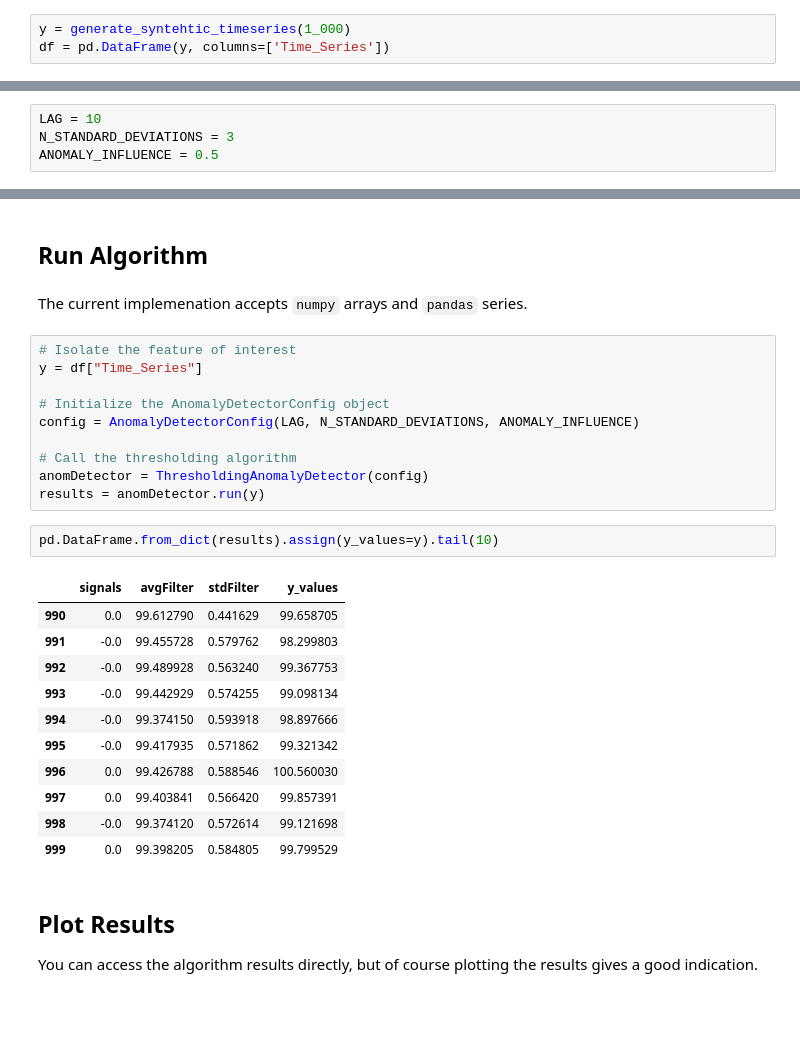
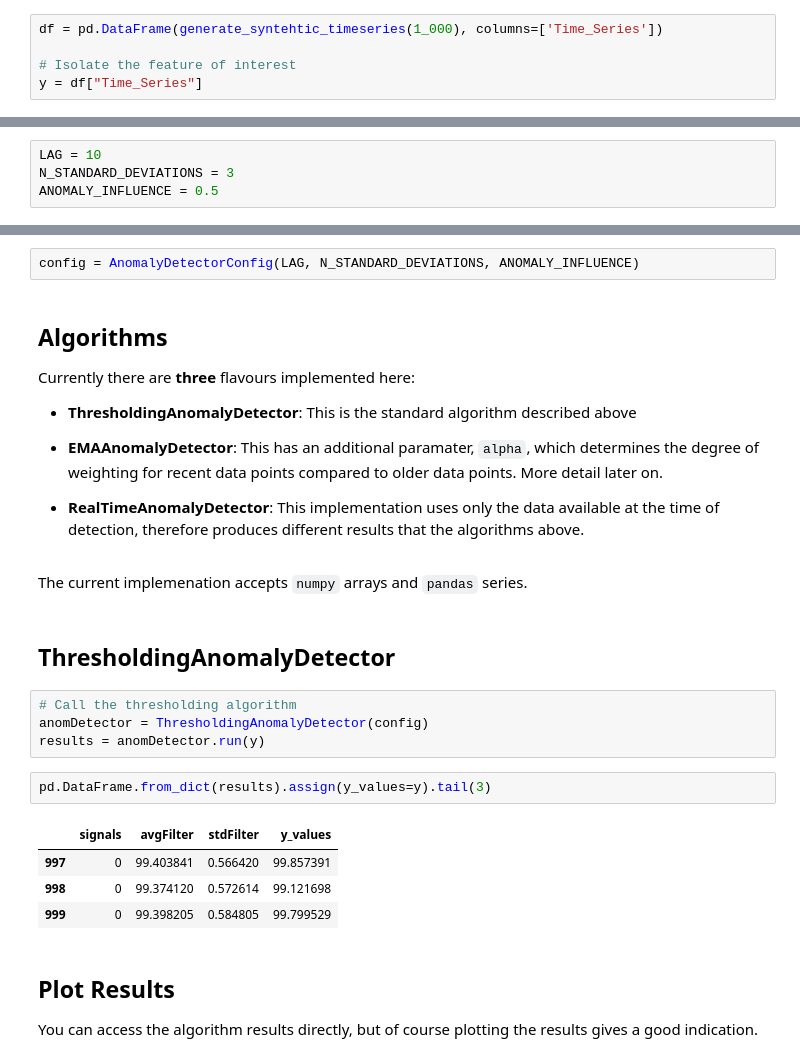
Before and after one commit to jSwords91/effective-anomaly-detection-algorithm, a Jupyter notebook: example.ipynb, the cells around one changed output, grey strips where cells are left out. Cells and saved outputs as stored; diff of their text form; blank space fills up the shorter version.

```diff
--- a/example.ipynb
+++ b/example.ipynb
@@ -35,8 +35,10 @@ The autoreload extension is already loaded. To reload it, use:
 # %% [markdown]
 ## **Generate sample data**
 # %%
-y = generate_syntehtic_timeseries(1_000)
-df = pd.DataFrame(y, columns=['Time_Series'])
+df = pd.DataFrame(generate_syntehtic_timeseries(1_000), columns=['Time_Series'])
+
+# Isolate the feature of interest
+y = df["Time_Series"]
 # %% [markdown]
 ## **Define Parameters**
 # %%
@@ -46,31 +50,30 @@ ANOMALY_INFLUENCE = 0.5
+# %%
+config = AnomalyDetectorConfig(LAG, N_STANDARD_DEVIATIONS, ANOMALY_INFLUENCE)
 # %% [markdown]
-## **Run Algorithm**
+## **Algorithms**
+
+Currently there are **three** flavours implemented here:
+
+ * **ThresholdingAnomalyDetector**: This is the standard algorithm described above
+
+ * **EMAAnomalyDetector**: This has an additional paramater, `alpha`, which determines the degree of weighting for recent data points compared to older data points. More detail later on.
+
+ * **RealTimeAnomalyDetector**: This implementation uses only the data available at the time of detection, therefore produces different results that the algorithms above.
 # %% [markdown]
 The current implemenation accepts `numpy` arrays and `pandas` series.
+# %% [markdown]
+## **ThresholdingAnomalyDetector**
 # %%
-# Isolate the feature of interest
-y = df["Time_Series"]
-
-# Initialize the AnomalyDetectorConfig object
-config = AnomalyDetectorConfig(LAG, N_STANDARD_DEVIATIONS, ANOMALY_INFLUENCE)
-
 # Call the thresholding algorithm
 anomDetector = ThresholdingAnomalyDetector(config)
 results = anomDetector.run(y)
 # %%
-pd.DataFrame.from_dict(results).assign(y_values=y).tail(10)
+pd.DataFrame.from_dict(results).assign(y_values=y).tail(3)
 # %% [output]
 |  | signals | avgFilter | stdFilter | y_values |
-| 990 | 0.0 | 99.612790 | 0.441629 | 99.658705 |
-| 991 | -0.0 | 99.455728 | 0.579762 | 98.299803 |
-| 992 | -0.0 | 99.489928 | 0.563240 | 99.367753 |
-| 993 | -0.0 | 99.442929 | 0.574255 | 99.098134 |
-| 994 | -0.0 | 99.374150 | 0.593918 | 98.897666 |
-| 995 | -0.0 | 99.417935 | 0.571862 | 99.321342 |
-| 996 | 0.0 | 99.426788 | 0.588546 | 100.560030 |
-| 997 | 0.0 | 99.403841 | 0.566420 | 99.857391 |
-| 998 | -0.0 | 99.374120 | 0.572614 | 99.121698 |
-| 999 | 0.0 | 99.398205 | 0.584805 | 99.799529 |
+| 997 | 0 | 99.403841 | 0.566420 | 99.857391 |
+| 998 | 0 | 99.374120 | 0.572614 | 99.121698 |
+| 999 | 0 | 99.398205 | 0.584805 | 99.799529 |
 # %% [markdown]
 ## **Plot Results**
 
```
Also changed, not shown: parts of 8 cells of this notebook, 6 other files.
